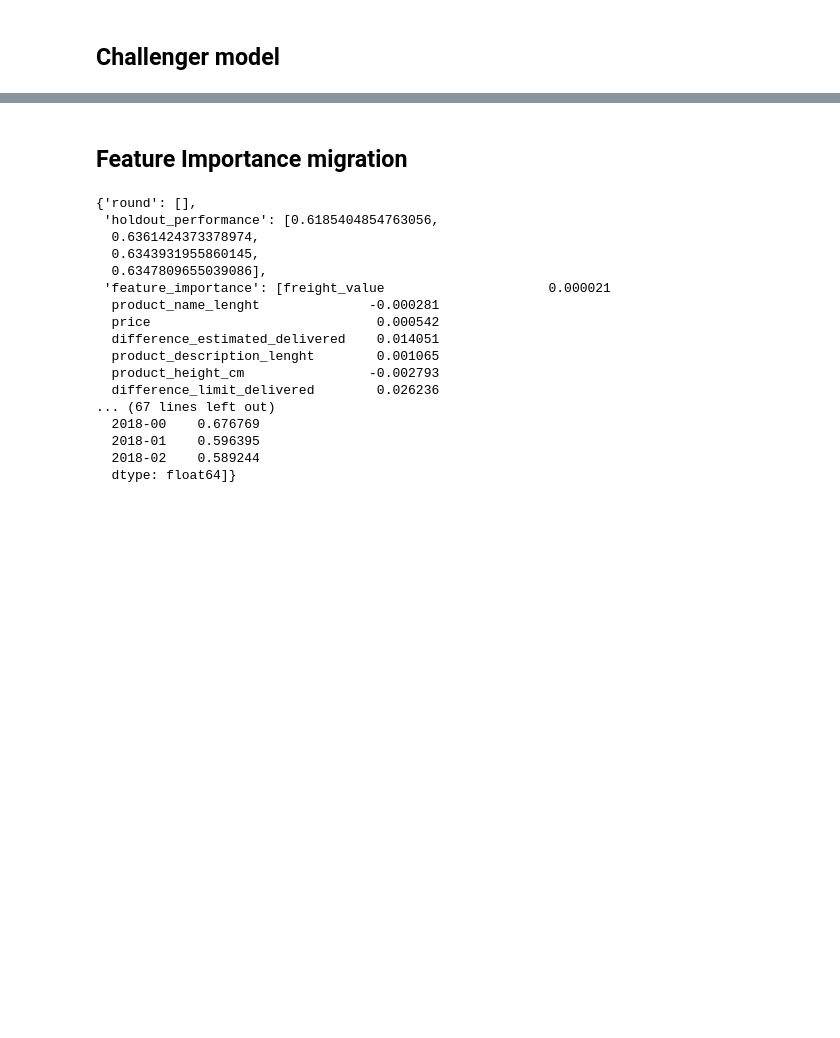
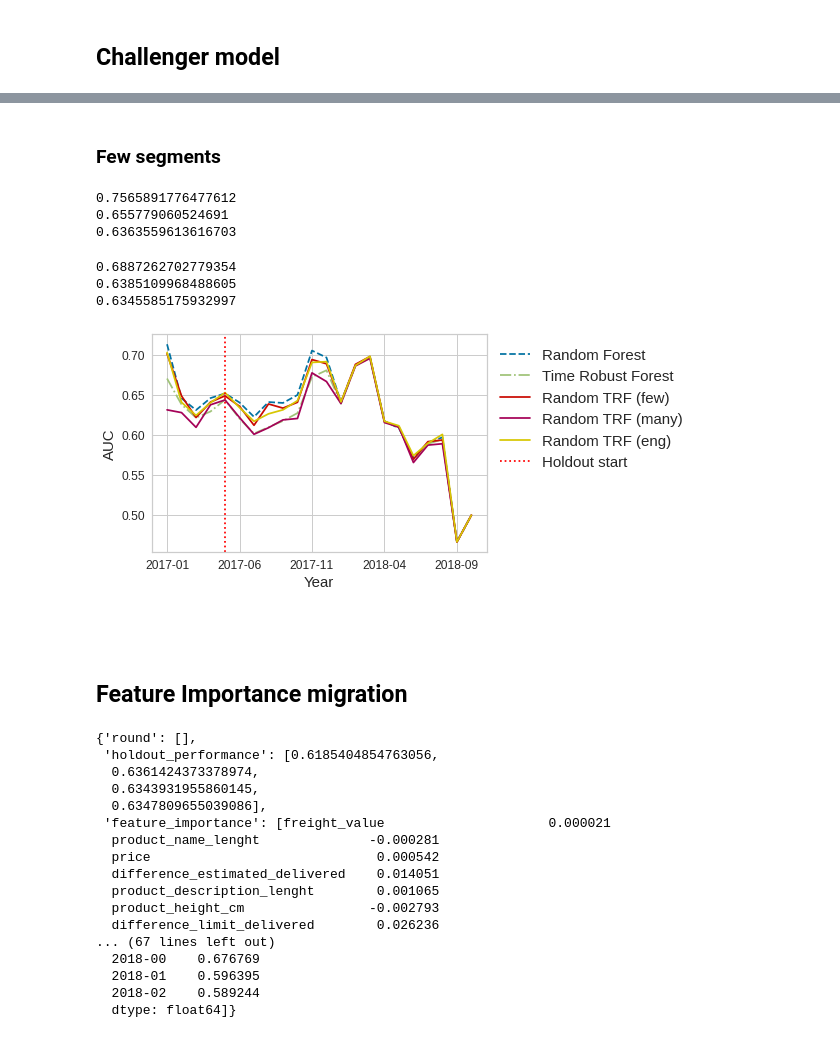
Before and after one commit to lgmoneda/time-robust-tree-paper, a Jupyter notebook: experiments/_olist.ipynb, the cells around one changed output, grey strips where cells are left out. Drawn from its saved outputs; the diff is of its cells as text; code cells hidden in the pictures; blank space fills up the shorter version.

Commit message:
olist

```diff
--- a/experiments/_olist.ipynb
+++ b/experiments/_olist.ipynb
@@ -425,0 +468,2 @@ print(roc_auc_score(out_of_time[TARGET], out_of_time["challenger_prediction"]))
+# %%
+time_columns = [DUMMY_TIME_COLUMN, "Year-tri"]
@@ -425,0 +491,2 @@ print(roc_auc_score(out_of_time[TARGET], out_of_time["challenger_prediction"]))
+# %% [markdown]
+### Few segments
@@ -426,3 +500,73 @@ print(roc_auc_score(out_of_time[TARGET], out_of_time["challenger_prediction"]))
+# %%
+train["r_few_challenger_prediction"] = r_few_challenger_model.predict_proba(train[features])[:, 1]
+test["r_few_challenger_prediction"] = r_few_challenger_model.predict_proba(test[features])[:, 1]
+out_of_time["r_few_challenger_prediction"] = r_few_challenger_model.predict_proba(out_of_time[features])[:, 1]
+
+print(roc_auc_score(train[TARGET], train["r_few_challenger_prediction"]))
+print(roc_auc_score(test[TARGET], test["r_few_challenger_prediction"]))
+print(roc_auc_score(out_of_time[TARGET], out_of_time["r_few_challenger_prediction"]))
+# %% [output]
+0.7565891776477612
+0.655779060524691
+0.6363559613616703
+# %%
+r_many_challenger_model = TimeForestClassifier(time_column="order_purchase_timestamp",
+                                       multi=True,
+                                       random_segments=20,
+                                       **challenger_opt_param)
+
+r_many_challenger_model.fit(train[features + ["order_purchase_timestamp"]], train[TARGET])
+# %%
+train["r_many_challenger_prediction"] = r_many_challenger_model.predict_proba(train[features])[:, 1]
+test["r_many_challenger_prediction"] = r_many_challenger_model.predict_proba(test[features])[:, 1]
+out_of_time["r_many_challenger_prediction"] = r_many_challenger_model.predict_proba(out_of_time[features])[:, 1]
+
+print(roc_auc_score(train[TARGET], train["r_many_challenger_prediction"]))
+print(roc_auc_score(test[TARGET], test["r_many_challenger_prediction"]))
+print(roc_auc_score(out_of_time[TARGET], out_of_time["r_many_challenger_prediction"]))
+# %% [output]
+0.6887262702779354
+0.6385109968488605
+0.6345585175932997
+# %%
+time_column = "Year-month"
+fig, ax = plt.subplots()
+pd.concat([test, out_of_time]).groupby(time_column).apply(lambda x: roc_auc_score(x[TARGET], x["benchmark_prediction"])).plot(label="Random Forest",
+                                                                                                                              linestyle="dashed")
+pd.concat([test, out_of_time]).groupby(time_column).apply(lambda x: roc_auc_score(x[TARGET], x["challenger_prediction"])).plot(label="Time Robust Forest",
+                                                                                                                       linestyle="-.")
+pd.concat([test, out_of_time]).groupby(time_column).apply(lambda x: roc_auc_score(x[TARGET], x["r_few_challenger_prediction"])).plot(label="Random TRF (few)")
+pd.concat([test, out_of_time]).groupby(time_column).apply(lambda x: roc_auc_score(x[TARGET], x["r_many_challenger_prediction"])).plot(label="Random TRF (many)")
+pd.concat([test, out_of_time]).groupby(time_column).apply(lambda x: roc_auc_score(x[TARGET], x["r_eng_challenger_prediction"])).plot(label="Random TRF (eng)")
+
+
+# pd.concat([test, out_of_time]).groupby(time_column).apply(lambda x: roc_auc_score(x[target], x["challenger_prediction"])).plot(label="Time Robust Forest",
+#                                                                                                                         color="green", linestyle="dashed")
+# pd.concat([test, out_of_time]).groupby(time_column).apply(lambda x: roc_auc_score(x[target], x["benchmark_prediction"])).plot(label="Random Forest",
+#                                                                                                                        linestyle="-.")
+# pd.concat([test, out_of_time]).groupby(time_column).apply(lambda x: roc_auc_score(x[target], x["prediction_lgbm"])).plot(label="LGBM", color="orange")
+
+ax.xaxis.set_tick_params(labelsize=12)
+ax.yaxis.set_tick_params(labelsize=12)
+
+xmin, xmax, ymin, ymax = plt.axis()
+plt.ylim([ymin, ymax])
+plt.vlines(4, ymin, ymax, linestyle="dotted", color="red", label="Holdout start")
+#plt.legend(bbox_to_anchor=(1.05, 1.0))
+plt.legend(fontsize=15, bbox_to_anchor=(1.0, 1.0))
+
+#plt.legend(bbox_to_anchor=(1.05, 1.0))
+#plt.title("AUC by year for TimeTree and DecisionTree on the GE Club News dataset")
+
+plt.ylabel("AUC", fontsize=15)
+plt.xlabel("Year", fontsize=15)
+#plt.savefig("images/ge_sklearn.eps", format="eps", bbox_inches="tight")
+plt.savefig("olist_overtime_all.eps", format="eps")
+plt.show()
+# %% [output]
+[figure, added]
+# %% [markdown]
+###
 # %% [markdown]
 ## Feature Importance migration
 # %%
```
Also changed, not shown: parts of 24 cells of this notebook.
